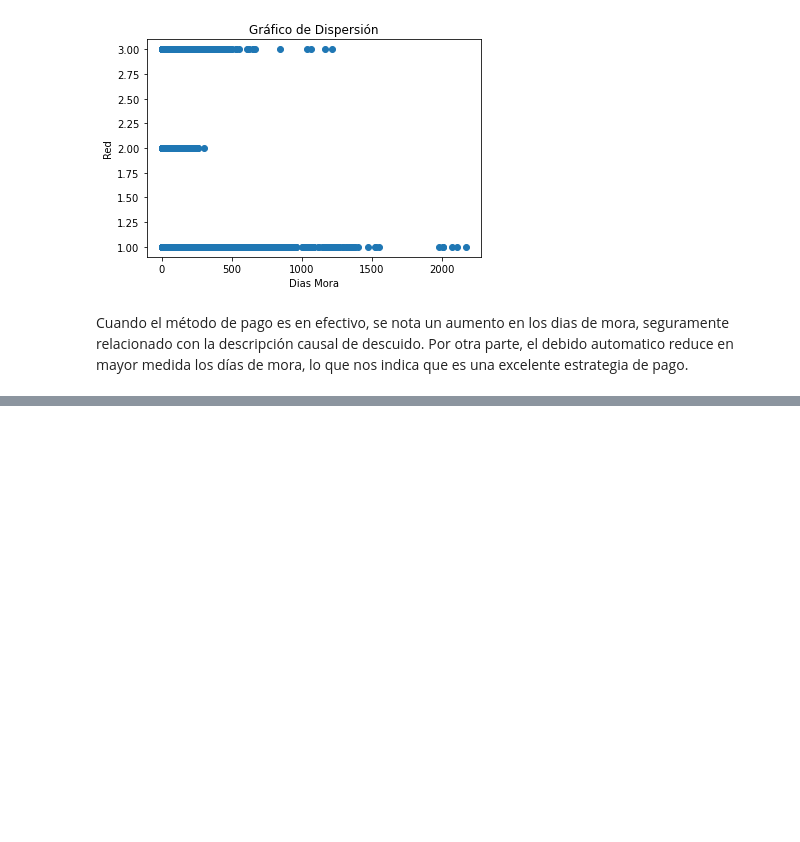
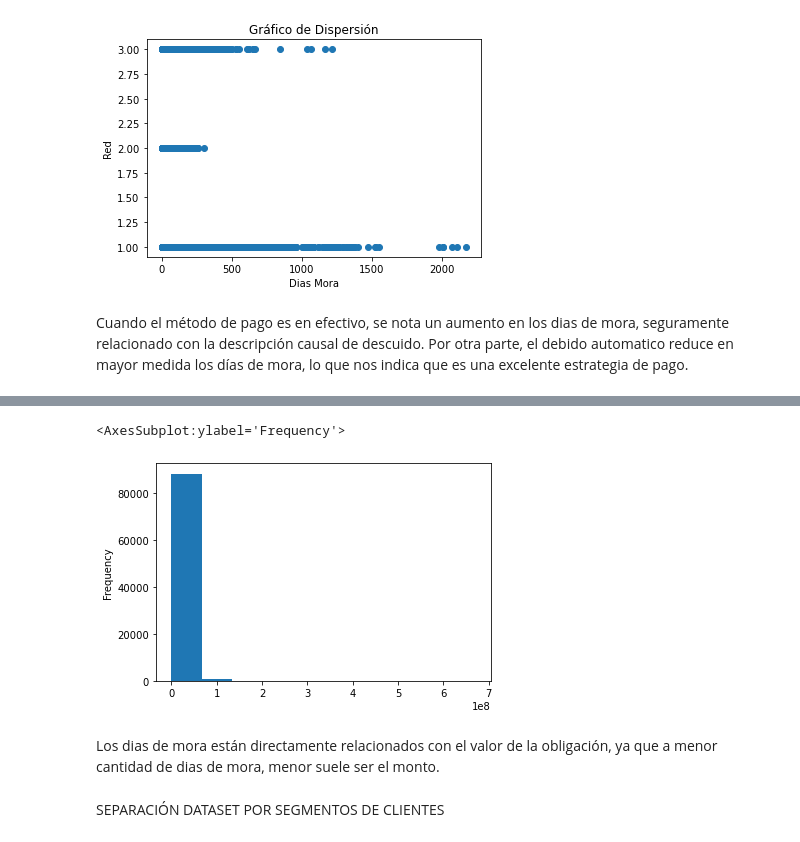
Before and after one commit to lucianarpo14/proyectoEAFIT, a Jupyter notebook: Proyecto1.ipynb, the cells around one changed output, grey strips where cells are left out. Drawn from its saved outputs; the diff is of its cells as text; code cells hidden in the pictures; blank space fills up the shorter version.

```diff
--- a/Proyecto1.ipynb
+++ b/Proyecto1.ipynb
@@ -691,0 +757,9 @@ Cuando el método de pago es en efectivo, se nota un aumento en los dias de mora
+# %%
+y.plot(kind='hist')
+# %% [output]
+<AxesSubplot:ylabel='Frequency'>
+[figure, added]
+# %% [markdown]
+Los dias de mora están directamente relacionados con el valor de la obligación, ya que a menor cantidad de dias de mora, menor suele ser el monto.
+# %% [markdown]
+SEPARACIÓN DATASET POR SEGMENTOS DE CLIENTES
```
Also changed, not shown: parts of 19 cells of this notebook.
